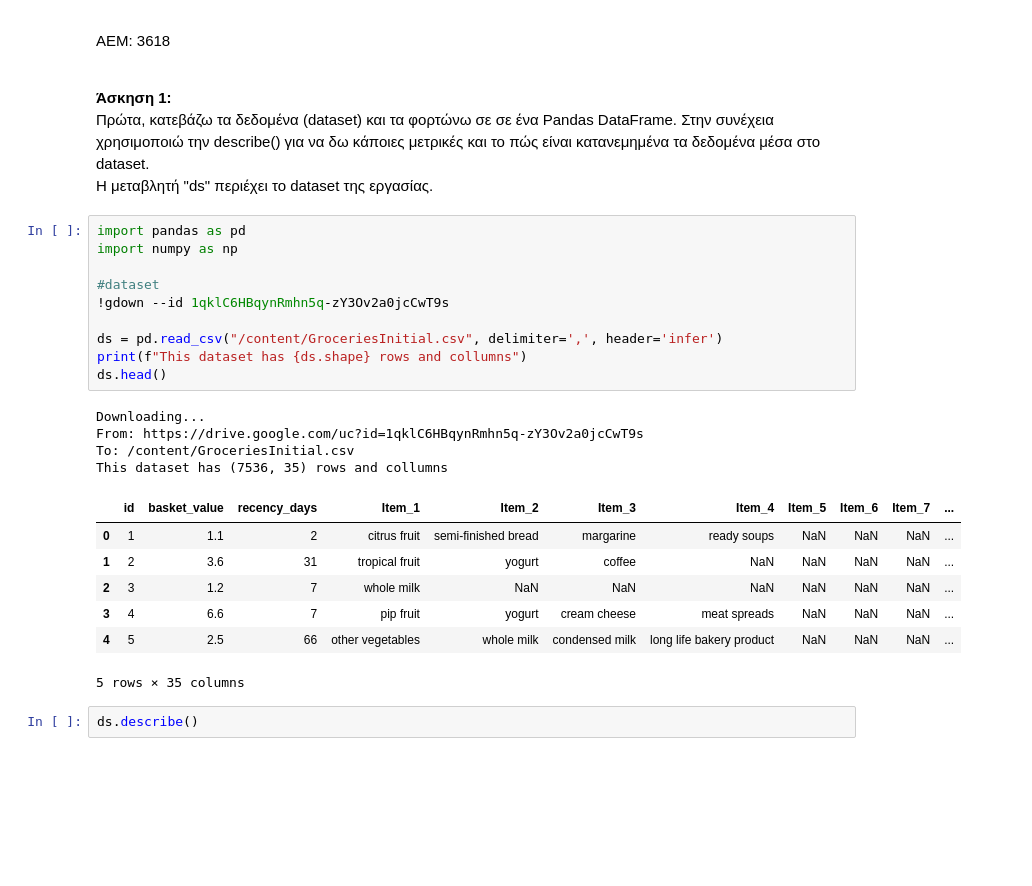
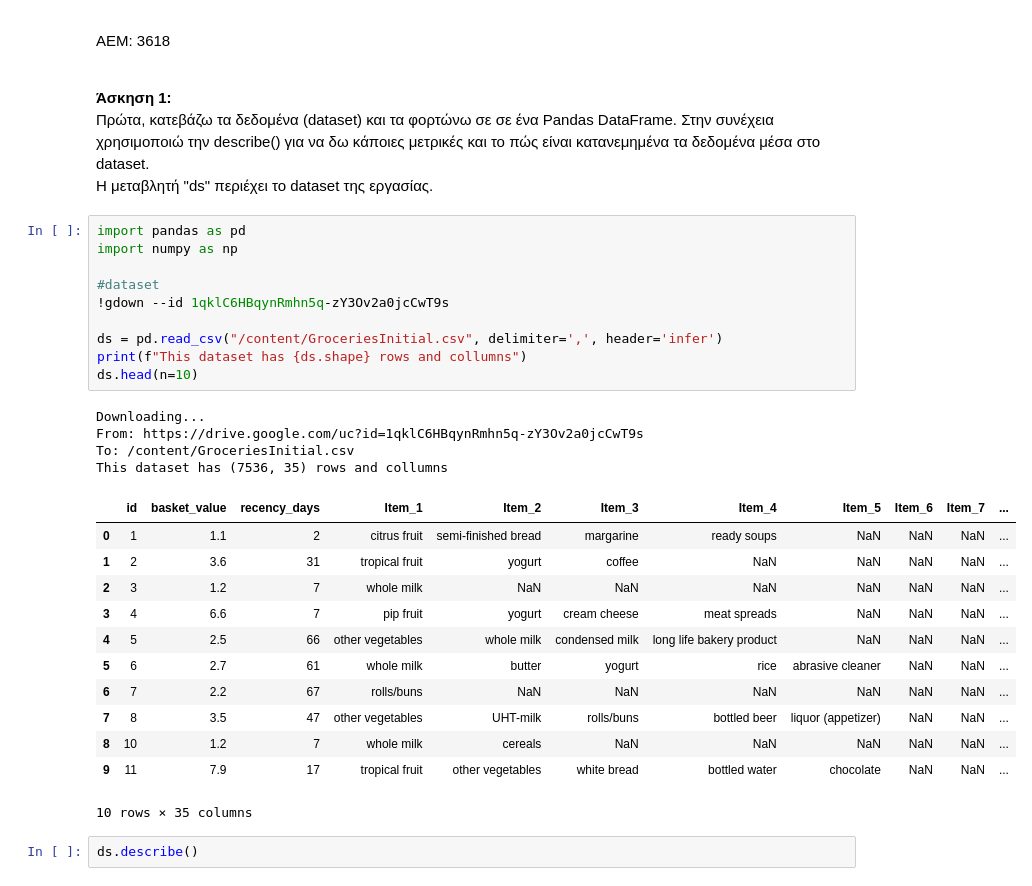
Before and after one commit to Erofili-K/BI-BA, a Jupyter notebook: BI_Ask1.ipynb, the cells around one changed output. Cells and saved outputs as stored; diff of their text form; blank space fills up the shorter version.

```diff
--- a/BI_Ask1.ipynb
+++ b/BI_Ask1.ipynb
@@ -17,25 +17,30 @@
 # %%
 import pandas as pd
 import numpy as np
 
 #dataset
 !gdown --id 1qklC6HBqynRmhn5q-zY3Ov2a0jcCwT9s
 
 ds = pd.read_csv("/content/GroceriesInitial.csv", delimiter=',', header='infer')
 print(f"This dataset has {ds.shape} rows and collumns")
-ds.head()
+ds.head(n=10)
 # %% [output]
 Downloading...
 From: https://drive.google.com/uc?id=1qklC6HBqynRmhn5q-zY3Ov2a0jcCwT9s
 To: /content/GroceriesInitial.csv
 This dataset has (7536, 35) rows and collumns
 |  | id | basket_value | recency_days | Item_1 | Item_2 | Item_3 | Item_4 | Item_5 | Item_6 | Item_7 | ... |
 | 0 | 1 | 1.1 | 2 | citrus fruit | semi-finished bread | margarine | ready soups | NaN | NaN | NaN | ... |
 | 1 | 2 | 3.6 | 31 | tropical fruit | yogurt | coffee | NaN | NaN | NaN | NaN | ... |
 | 2 | 3 | 1.2 | 7 | whole milk | NaN | NaN | NaN | NaN | NaN | NaN | ... |
 | 3 | 4 | 6.6 | 7 | pip fruit | yogurt | cream cheese | meat spreads | NaN | NaN | NaN | ... |
 | 4 | 5 | 2.5 | 66 | other vegetables | whole milk | condensed milk | long life bakery product | NaN | NaN | NaN | ... |
+| 5 | 6 | 2.7 | 61 | whole milk | butter | yogurt | rice | abrasive cleaner | NaN | NaN | ... |
+| 6 | 7 | 2.2 | 67 | rolls/buns | NaN | NaN | NaN | NaN | NaN | NaN | ... |
+| 7 | 8 | 3.5 | 47 | other vegetables | UHT-milk | rolls/buns | bottled beer | liquor (appetizer) | NaN | NaN | ... |
+| 8 | 10 | 1.2 | 7 | whole milk | cereals | NaN | NaN | NaN | NaN | NaN | ... |
+| 9 | 11 | 7.9 | 17 | tropical fruit | other vegetables | white bread | bottled water | chocolate | NaN | NaN | ... |
-5 rows × 35 columns
+10 rows × 35 columns
 # %%
 ds.describe()
 # %% [output]
```
Also changed, not shown: parts of 8 cells of this notebook.
